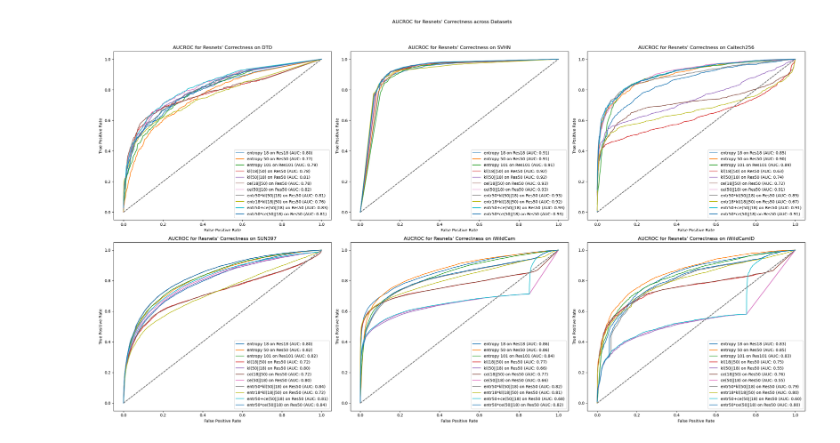
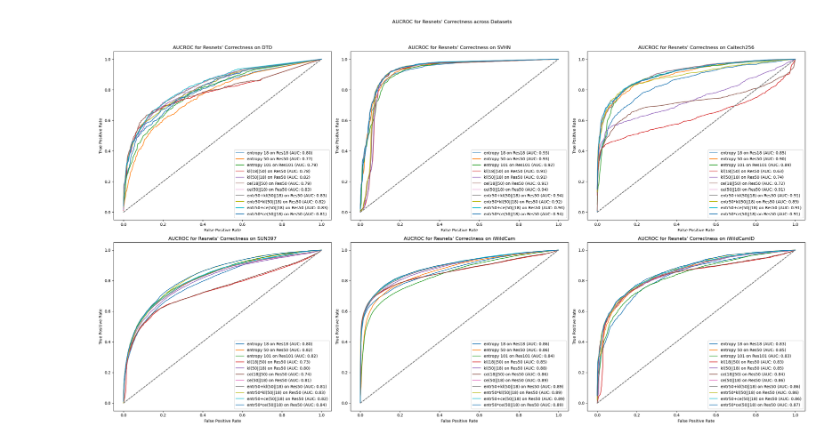
Before and after one commit to TimothyZG/wliura2024, a Jupyter notebook: Analysis/03-aucroc.ipynb, the cells around one changed output. Drawn from its saved outputs; the diff is of its cells as text; code cells hidden in the pictures.

Commit message:
used laplace to fix overflow issue with uncertainty measure calculation

```diff
--- a/Analysis/03-aucroc.ipynb
+++ b/Analysis/03-aucroc.ipynb
@@ -27,6 +26,8 @@ def auroc(pred_vec, target_vec, unc_vec, label, steps, ax):
     cor_pred = np.where(pred_vec == target_vec, 1, 0)
     max_unc = unc_vec.max()
     min_unc = unc_vec.min()
+    if(max_unc>10000 or min_unc<-10000):
+        print("Warning: numerical stability issue encountered.")
     tpr = np.array([])
     fpr = np.array([])
     in_ls = ((int)(len(unc_vec)/(steps+1)))*np.arange(steps+1)
@@ -74,40 +75,41 @@ def auroc(pred_vec, target_vec, unc_vec, label, steps, ax):
 # %%
 fig, axes = plt.subplots(nrow, ncol, figsize=(25, 15))
 steps = 500
 for i, ds in enumerate(datasets):
     pred = pd.read_csv(f"{pred_prefix}{ds}.csv", index_col="Unnamed: 0")
     unc_pred = pd.read_csv(f"{unc_prefix}{ds}.csv", index_col="Unnamed: 0")
 
     metrics = [
-        (np.log(unc_pred["ent_18"]), "entropy 18 on Res18", "pred18"),
-        (np.log(unc_pred["ent_50"]), "entropy 50 on Res50", "pred50"),
-        (np.log(unc_pred["ent_101"]), "entropy 101 on Res101", "pred101"),
-
-        # (unc_pred["ce_18_50"], "ce(18||50) on Res50", "pred50"),
-        # (unc_pred["ce_50_18"], "ce(50||18) on Res50", "pred50"),
-
-        (np.log(unc_pred["kl_18_50"]), "kl(18||50) on Res50", "pred50"),
-        (np.log(unc_pred["kl_50_18"]), "kl(50||18) on Res50", "pred50"),
-        (np.log(unc_pred["ce_18_50"]), "ce(18||50) on Res50", "pred50"),
-        (np.log(unc_pred["ce_50_18"]), "ce(50||18) on Res50", "pred50"),
-        (np.log(unc_pred["ent_50"] * unc_pred["kl_50_18"]), "entr50*kl(50||18) on Res50", "pred50"),
-        (np.log(unc_pred["ent_18"] * unc_pred["kl_18_50"]), "entr18*kl(18||50) on Res50", "pred50"),
-        (np.log(unc_pred["ent_50"] + unc_pred["ce_50_18"]), "entr50+ce(50||18) on Res50", "pred50"),
-        (np.log(unc_pred["ent_50"] * unc_pred["ce_50_18"]), "entr50*ce(50||18) on Res50", "pred50")
+        (unc_pred["ent_18"], "entropy 18 on Res18", "pred18"),
+        (unc_pred["ent_50"], "entropy 50 on Res50", "pred50"),
+        (unc_pred["ent_101"], "entropy 101 on Res101", "pred101"),
+        (unc_pred["kl_18_50"], "kl(18||50) on Res50", "pred50"),
+        (unc_pred["kl_50_18"], "kl(50||18) on Res50", "pred50"),
+        # (unc_pred["kl_18_101"], "kl(18||101) on Res101", "pred101"),
+        # (unc_pred["kl_101_18"], "kl(101||18) on Res101", "pred101"),
+        (unc_pred["ce_18_50"], "ce(18||50) on Res50", "pred50"),
+        (unc_pred["ce_50_18"], "ce(50||18) on Res50", "pred50"),
+        # (unc_pred["ce_18_101"], "ce(18||101) on Res101", "pred101"),
+        # (unc_pred["ce_101_18"], "ce(101||18) on Res101", "pred101"),
+        (unc_pred["ent_50"] + unc_pred["kl_50_18"], "entr50+kl(50||18) on Res50", "pred50"),
+        (unc_pred["ent_50"] * unc_pred["kl_50_18"], "entr50*kl(50||18) on Res50", "pred50"),
+        # (unc_pred["ent_18"] * unc_pred["kl_18_50"], "entr18*kl(18||50) on Res50", "pred50"),
+        (unc_pred["ent_50"] + unc_pred["ce_50_18"], "entr50+ce(50||18) on Res50", "pred50"),
+        (unc_pred["ent_50"] * unc_pred["ce_50_18"], "entr50*ce(50||18) on Res50", "pred50")
     ]
 
     ax = axes[i // ncol, i % ncol]
     for metric, label, pred_on in metrics:
         ax.plot([0, 1], [0, 1], linestyle='--', color='gray')  # Diagonal line
         auroc(pred[pred_on], pred["target"], metric, label, steps, ax)
         ax.set_xlabel("False Positive Rate")
         ax.set_ylabel("True Positive Rate")
         ax.set_title(f"AUCROC for Resnets' Correctness on {ds}")
         ax.legend(loc="lower right")
 
 plt.suptitle(f"AUCROC for Resnets' Correctness across Datasets")
 plt.tight_layout(rect=[0, 0.03, 1, 0.95])
 plt.savefig(f"artifacts/{nbn}aucroc.png")
 plt.show()
 # %% [output]
-[figure, old version]
+[figure, new version]
```
Also changed, not shown: parts of 1 cell of this notebook, 2 other files.
